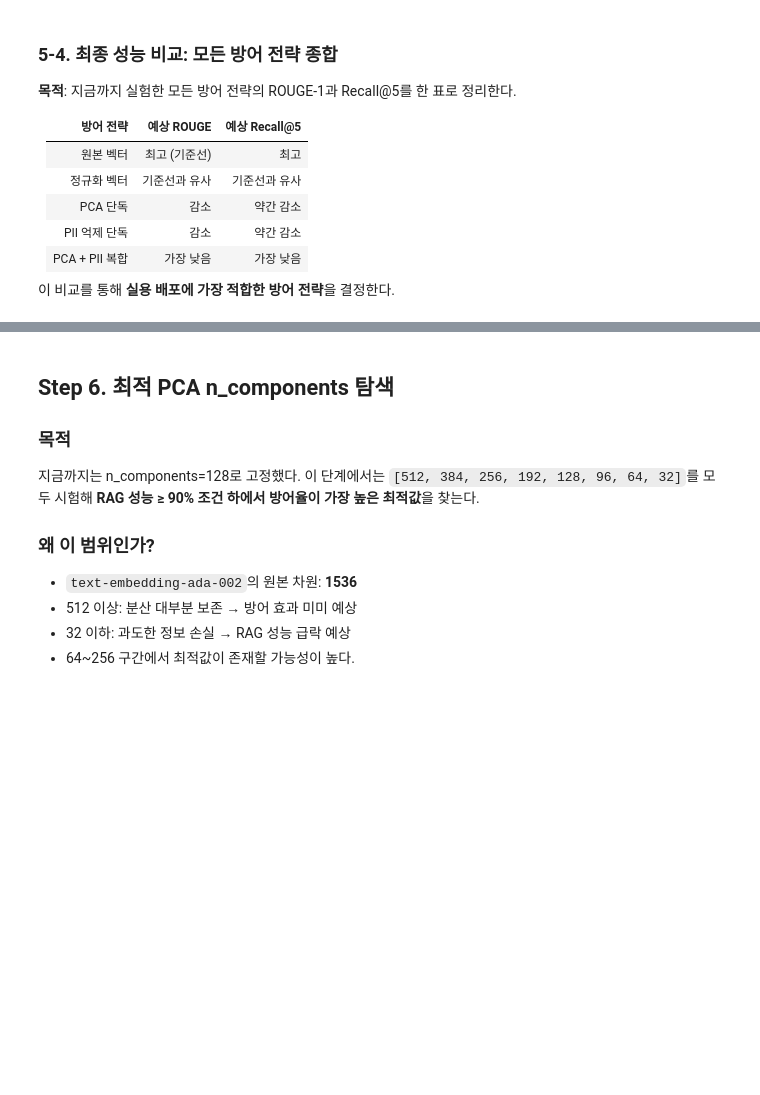
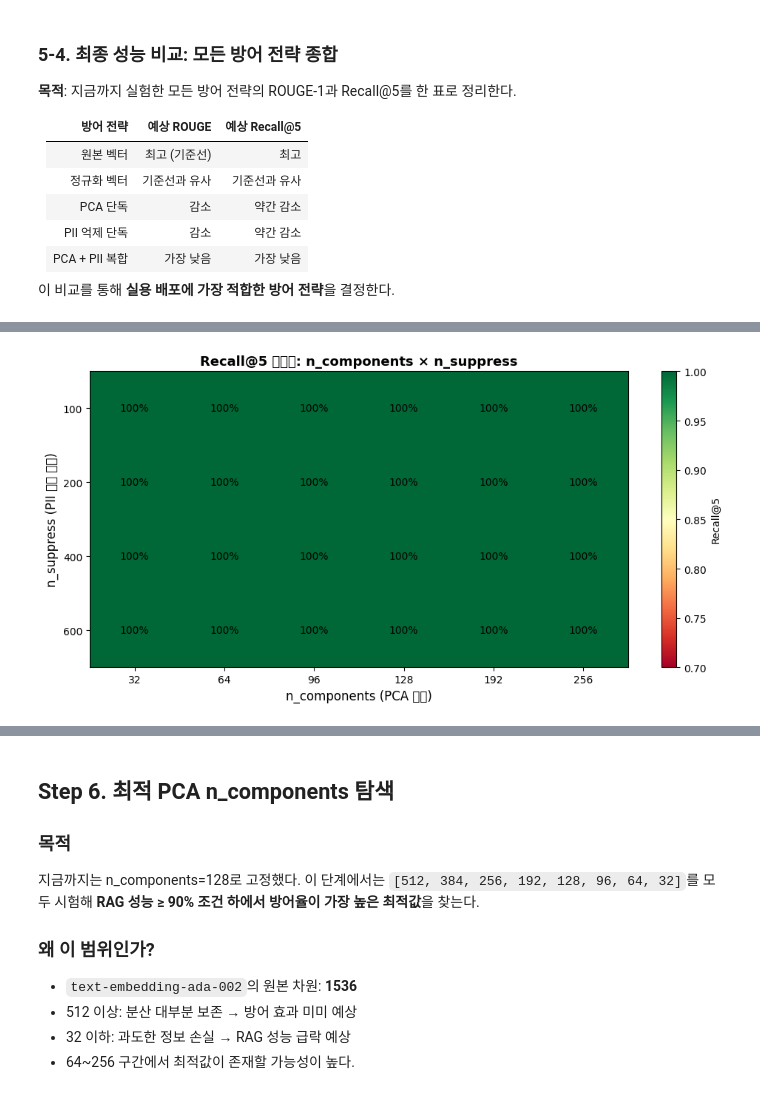
Before and after one commit to BUZZINGPolarBear/Safe_RAG, a Jupyter notebook: _colab_Safe_RAG_Generate_and_judgement.ipynb, the cells around one changed output, grey strips where cells are left out. Saved outputs shown, nothing was run; the diff lists cells and outputs as text; code cells hidden in the pictures; blank space fills up the shorter version.

```diff
--- a/_colab_Safe_RAG_Generate_and_judgement.ipynb
+++ b/_colab_Safe_RAG_Generate_and_judgement.ipynb
@@ -659,8 +735,8 @@ print("="*80)
 print("📊 최종 트레이드오프 분석: RAG 정확성 vs 벡터 보안")
 print("="*80)
 
-embeddings_raw = np.load("embeddings_unsafe_raw.npy")
-embeddings_pca = np.load("embeddings_defense_pca.npy")
+embeddings_raw = np.load(os.path.join(ROOT_DIR, "embeddings_unsafe_raw.npy"))
+embeddings_pca = np.load(os.path.join(ROOT_DIR, "embeddings_defense_pca.npy"))
 
 attack_results = {
     "원본 벡터": {
@@ -1083,0 +1488,87 @@ PCA+PII 복합           |          0.193 |          64.6% | ✅ 우수
+# %%
+import numpy as np
+import faiss
+import matplotlib.pyplot as plt
+import pandas as pd
+from sklearn.decomposition import PCA
+
+# ── 2D 그리드 설정 ───────────────────────────────────────────────────────────
+N_COMP_GRID    = [256, 192, 128, 96, 64, 32]
+N_SUPP_GRID    = [100, 200, 400, 600]
+ALPHA_FIXED    = 0.85
+
+embeddings_raw = np.load(os.path.join(ROOT_DIR, "embeddings_unsafe_raw.npy"))
+n_samples      = len(embeddings_raw)
+
+grid_results = []
+total = sum(1 for n in N_COMP_GRID if n < n_samples) * len(N_SUPP_GRID)
+done  = 0
+
+print(f'2D 그리드 서치: {len(N_COMP_GRID)} × {len(N_SUPP_GRID)} = {total}개 조합')
+print(f'(Recall@5 기준 스크리닝 — Vec2Text 없음)\n')
+
+for n_supp in N_SUPP_GRID:
+    # PII 억제는 n_comp 와 독립이므로 한 번만 계산
+    defended = defend_pii_soft(embeddings_raw, pii_samples,
+                               n_suppress=n_supp, alpha=ALPHA_FIXED)
+    for n_comp in N_COMP_GRID:
+        if n_comp >= n_samples:
+            continue
+        pca   = PCA(n_components=n_comp, svd_solver='full').fit(defended)
+        rec   = pca.inverse_transform(pca.transform(defended)).astype(np.float32)
+        norms = np.linalg.norm(rec, axis=1, keepdims=True)
+        comb  = (rec / norms).astype(np.float32)
+
+        n_eval = min(50, n_samples)
+        e = comb[:n_eval].copy()
+        faiss.normalize_L2(e)
+        fidx = faiss.IndexFlatIP(e.shape[1])
+        fidx.add(e)
+        r5 = sum(1 for i in range(n_eval)
+                 if i in fidx.search(e[i:i+1], 5)[1][0]) / n_eval
+        var = pca.explained_variance_ratio_.sum()
+
+        grid_results.append({
+            'n_components': n_comp, 'n_suppress': n_supp,
+            'recall_at_5': r5, 'variance': var
+        })
+        done += 1
+        print(f'  [{done:2d}/{total}] n_comp={n_comp:3d}, n_supp={n_supp:3d} → '
+              f'Recall@5={r5:.1%}  분산={var:.1%}')
+
+grid_df = pd.DataFrame(grid_results)
+grid_df.to_csv('grid_results.csv', index=False)
+
+# ── 히트맵 시각화 ────────────────────────────────────────────────────────────
+pivot = grid_df.pivot(index='n_suppress', columns='n_components', values='recall_at_5')
+
+fig, ax = plt.subplots(figsize=(10, 5))
+im = ax.imshow(pivot.values, aspect='auto', cmap='RdYlGn', vmin=0.7, vmax=1.0)
+ax.set_xticks(range(len(pivot.columns)))
+ax.set_xticklabels(pivot.columns)
+ax.set_yticks(range(len(pivot.index)))
+ax.set_yticklabels(pivot.index)
+ax.set_xlabel('n_components (PCA 차원)', fontsize=12)
+ax.set_ylabel('n_suppress (PII 억제 차원)', fontsize=12)
+ax.set_title('Recall@5 히트맵: n_components × n_suppress', fontsize=13, fontweight='bold')
+
+for r in range(len(pivot.index)):
+    for c in range(len(pivot.columns)):
+        val = pivot.values[r, c]
+        ax.text(c, r, f'{val:.0%}', ha='center', va='center',
+                fontsize=10, color='black' if val > 0.85 else 'white')
+
+plt.colorbar(im, ax=ax, label='Recall@5')
+plt.tight_layout()
+plt.savefig('grid_heatmap.png', dpi=150, bbox_inches='tight')
+plt.show()
+
+# ── Recall@5 ≥ 0.90 후보 중 최적 출력 ───────────────────────────────────────
+feasible = grid_df[grid_df['recall_at_5'] >= 0.90].copy()
+print(f'\nRecall@5 ≥ 0.90 조건 만족 조합: {len(feasible)}개')
+print('→ 아래 후보들에 Vec2Text 공격을 적용해 최종 방어율을 검증하세요.')
+print()
+# 분산 보존이 낮을수록(압축이 강할수록) 방어력이 높을 것으로 기대 → variance 오름차순
+print(feasible.sort_values('variance').to_string(index=False))
+print('\n✅ 2D 그리드 결과 저장: grid_results.csv / grid_heatmap.png')
+# %% [output]
@@ -1083,0 +1592 @@ PCA+PII 복합           |          0.193 |          64.6% | ✅ 우수
+[figure, added]
```
Also changed, not shown: parts of 39 cells of this notebook.
